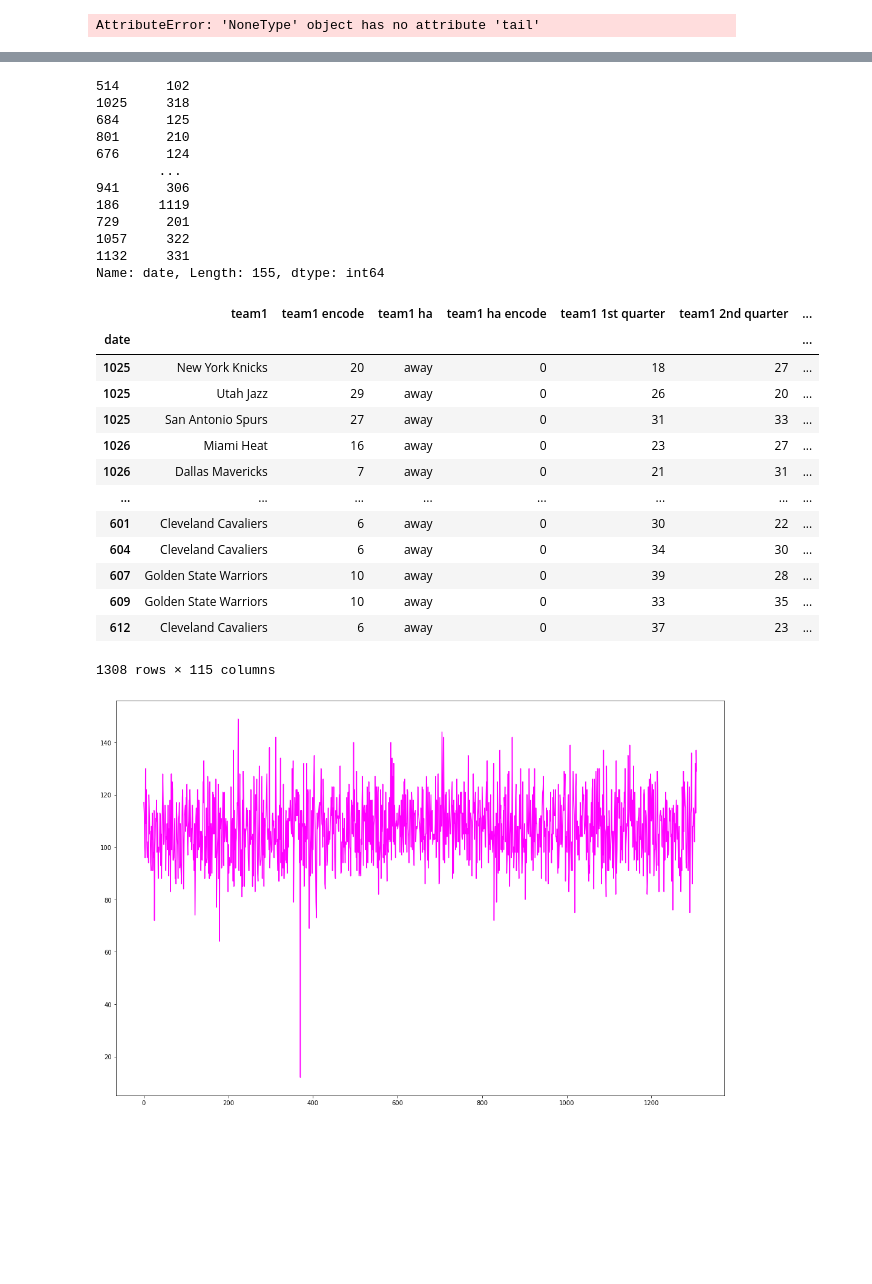
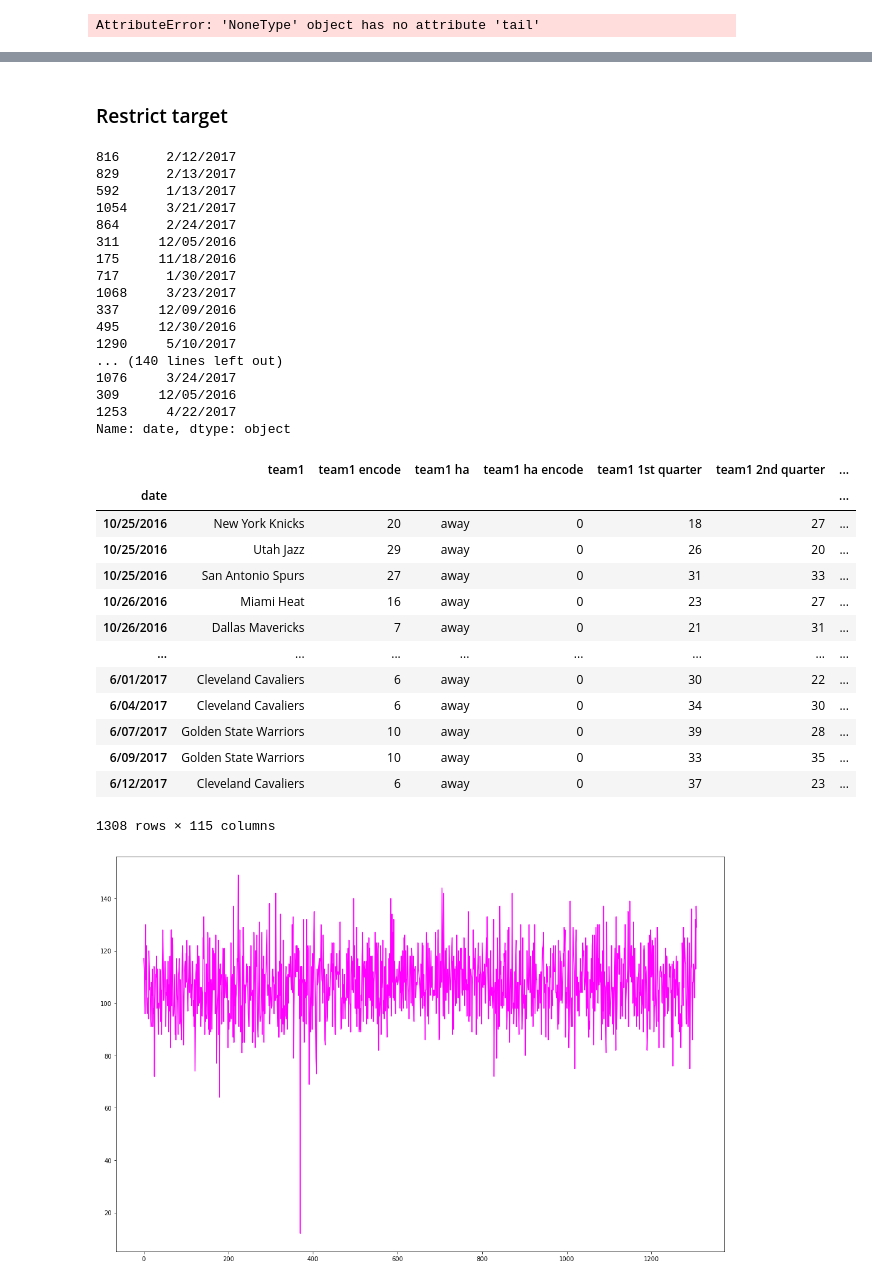
Before and after one commit to tamle7422/regression, a Jupyter notebook: nba.ipynb, the cells around one changed output, grey strips where cells are left out. Saved outputs shown, nothing was run; the diff lists cells and outputs as text; code cells hidden in the pictures; blank space fills up the shorter version.

```diff
--- a/nba.ipynb
+++ b/nba.ipynb
@@ -8,9 +8,12 @@ import pandas as pd
 import matplotlib.pyplot as plt
 import os,re
 from sklearn.metrics import accuracy_score
-from sklearn import metrics
+from sklearn.metrics import mean_absolute_error,mean_squared_error
 from sklearn.model_selection import train_test_split
 from sklearn.preprocessing import StandardScaler
+
+pd.set_option('display.max_columns',200)
+pd.set_option("display.max_rows",500)
 # %%
-nbaDf = pd.read_csv("../../text_files/sbro/nba/nba_2016_sbro_massey_tr.txt")
+dfNba = pd.read_csv("../../text_files/sbro/nba/nba_2016_sbro_massey_tr.txt")
 # %%
@@ -120,0 +122,2 @@ nbaDf.tail(50)
+# %% [markdown]
+### Restrict target
@@ -241,35 +246,40 @@ features = [
 #     'close total result encode',
 #     'year'
 # %%
-nbaDf["date"].sample(155)
+dfNba["date"].sample(155)
 # %% [output]
-514      102
-1025     318
-684      125
-801      210
-676      124
-        ...
-941      306
-186     1119
-729      201
-1057     322
-1132     331
-Name: date, Length: 155, dtype: int64
+816      2/12/2017
+829      2/13/2017
+592      1/13/2017
+1054     3/21/2017
+864      2/24/2017
+311     12/05/2016
+175     11/18/2016
+717      1/30/2017
+1068     3/23/2017
+337     12/09/2016
+495     12/30/2016
+1290     5/10/2017
+... (140 lines left out)
+1076     3/24/2017
+309     12/05/2016
+1253     4/22/2017
+Name: date, dtype: object
 # %%
-nbaDf.set_index(["date"])
+dfNba.set_index(["date"])
 # %% [output]
 |  | team1 | team1 encode | team1 ha | team1 ha encode | team1 1st quarter | team1 2nd quarter | ... |
 | date |  |  |  |  |  |  | ... |
-| 1025 | New York Knicks | 20 | away | 0 | 18 | 27 | ... |
-| 1025 | Utah Jazz | 29 | away | 0 | 26 | 20 | ... |
-| 1025 | San Antonio Spurs | 27 | away | 0 | 31 | 33 | ... |
-| 1026 | Miami Heat | 16 | away | 0 | 23 | 27 | ... |
-| 1026 | Dallas Mavericks | 7 | away | 0 | 21 | 31 | ... |
+| 10/25/2016 | New York Knicks | 20 | away | 0 | 18 | 27 | ... |
+| 10/25/2016 | Utah Jazz | 29 | away | 0 | 26 | 20 | ... |
+| 10/25/2016 | San Antonio Spurs | 27 | away | 0 | 31 | 33 | ... |
+| 10/26/2016 | Miami Heat | 16 | away | 0 | 23 | 27 | ... |
+| 10/26/2016 | Dallas Mavericks | 7 | away | 0 | 21 | 31 | ... |
 | ... | ... | ... | ... | ... | ... | ... | ... |
-| 601 | Cleveland Cavaliers | 6 | away | 0 | 30 | 22 | ... |
-| 604 | Cleveland Cavaliers | 6 | away | 0 | 34 | 30 | ... |
-| 607 | Golden State Warriors | 10 | away | 0 | 39 | 28 | ... |
-| 609 | Golden State Warriors | 10 | away | 0 | 33 | 35 | ... |
-| 612 | Cleveland Cavaliers | 6 | away | 0 | 37 | 23 | ... |
+| 6/01/2017 | Cleveland Cavaliers | 6 | away | 0 | 30 | 22 | ... |
+| 6/04/2017 | Cleveland Cavaliers | 6 | away | 0 | 34 | 30 | ... |
+| 6/07/2017 | Golden State Warriors | 10 | away | 0 | 39 | 28 | ... |
+| 6/09/2017 | Golden State Warriors | 10 | away | 0 | 33 | 35 | ... |
+| 6/12/2017 | Cleveland Cavaliers | 6 | away | 0 | 37 | 23 | ... |
 1308 rows × 115 columns
 # %%
```
Also changed, not shown: parts of 16 cells of this notebook.
